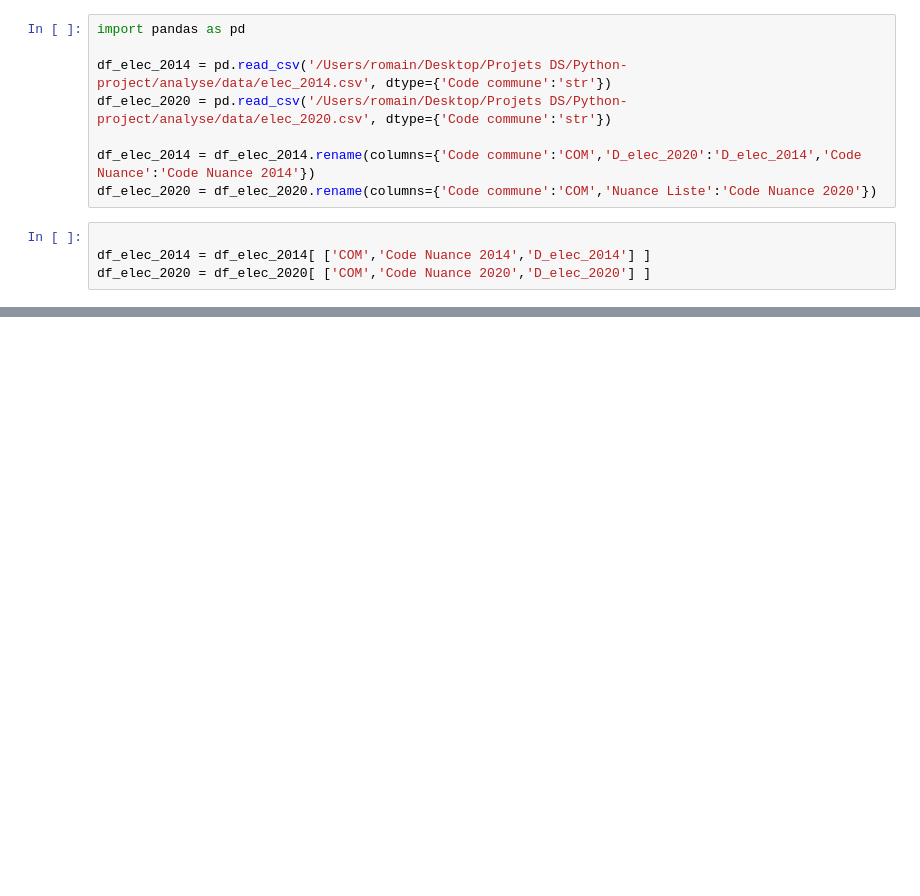
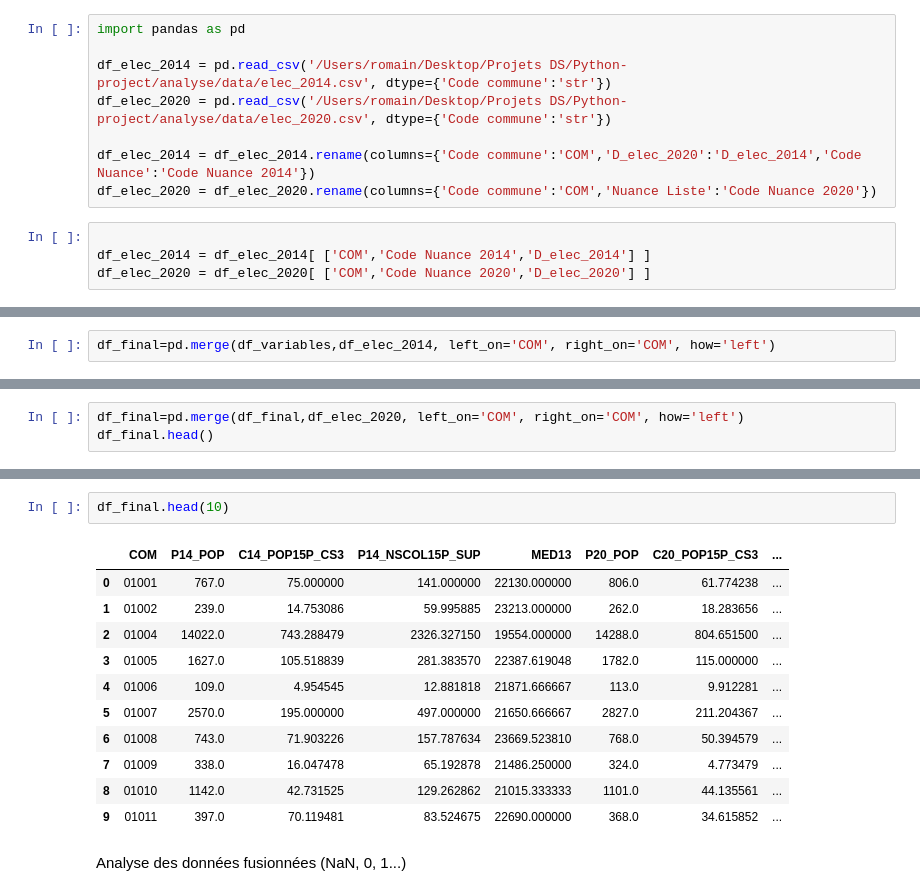
Before and after one commit to isa-j/Python-project, a Jupyter notebook: analyse/fusions_data.ipynb, the cells around one changed output, grey strips where cells are left out. Saved outputs shown, nothing was run; the diff lists cells and outputs as text; blank space fills up the shorter version.

Commit message:
code propre et simple pour obtenir les donées de la regression. Données de la regression prêtes

```diff
--- a/analyse/fusions_data.ipynb
+++ b/analyse/fusions_data.ipynb
@@ -198,0 +193,2 @@ df_variables = pd.read_csv("/Users/romain/Desktop/Projets DS/Python-project/anal
+# %%
+df_final=pd.merge(df_variables,df_elec_2014, left_on='COM', right_on='COM', how='left')
@@ -198,0 +204,3 @@ df_variables = pd.read_csv("/Users/romain/Desktop/Projets DS/Python-project/anal
+# %%
+df_final=pd.merge(df_final,df_elec_2020, left_on='COM', right_on='COM', how='left')
+df_final.head()
@@ -198,0 +214,16 @@ df_variables = pd.read_csv("/Users/romain/Desktop/Projets DS/Python-project/anal
+# %%
+df_final.head(10)
+# %% [output]
+|  | COM | P14_POP | C14_POP15P_CS3 | P14_NSCOL15P_SUP | MED13 | P20_POP | C20_POP15P_CS3 | ... |
+| 0 | 01001 | 767.0 | 75.000000 | 141.000000 | 22130.000000 | 806.0 | 61.774238 | ... |
+| 1 | 01002 | 239.0 | 14.753086 | 59.995885 | 23213.000000 | 262.0 | 18.283656 | ... |
+| 2 | 01004 | 14022.0 | 743.288479 | 2326.327150 | 19554.000000 | 14288.0 | 804.651500 | ... |
+| 3 | 01005 | 1627.0 | 105.518839 | 281.383570 | 22387.619048 | 1782.0 | 115.000000 | ... |
+| 4 | 01006 | 109.0 | 4.954545 | 12.881818 | 21871.666667 | 113.0 | 9.912281 | ... |
+| 5 | 01007 | 2570.0 | 195.000000 | 497.000000 | 21650.666667 | 2827.0 | 211.204367 | ... |
+| 6 | 01008 | 743.0 | 71.903226 | 157.787634 | 23669.523810 | 768.0 | 50.394579 | ... |
+| 7 | 01009 | 338.0 | 16.047478 | 65.192878 | 21486.250000 | 324.0 | 4.773479 | ... |
+| 8 | 01010 | 1142.0 | 42.731525 | 129.262862 | 21015.333333 | 1101.0 | 44.135561 | ... |
+| 9 | 01011 | 397.0 | 70.119481 | 83.524675 | 22690.000000 | 368.0 | 34.615852 | ... |
+# %% [markdown]
+Analyse des données fusionnées (NaN, 0, 1...)
```
Also changed, not shown: parts of 8 cells of this notebook, 1 other file.
